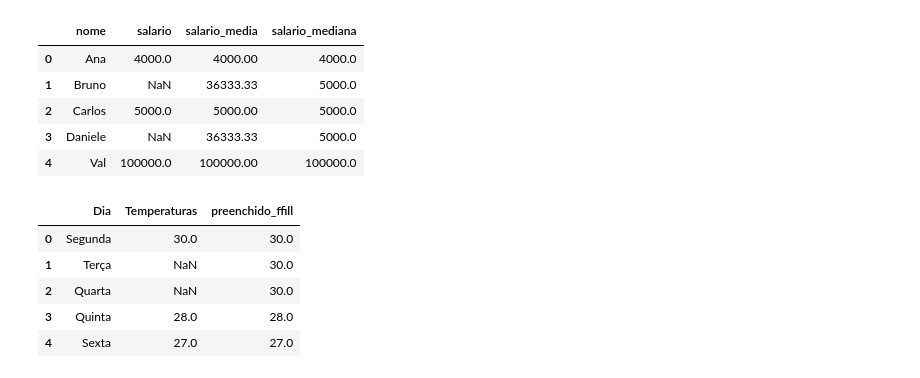
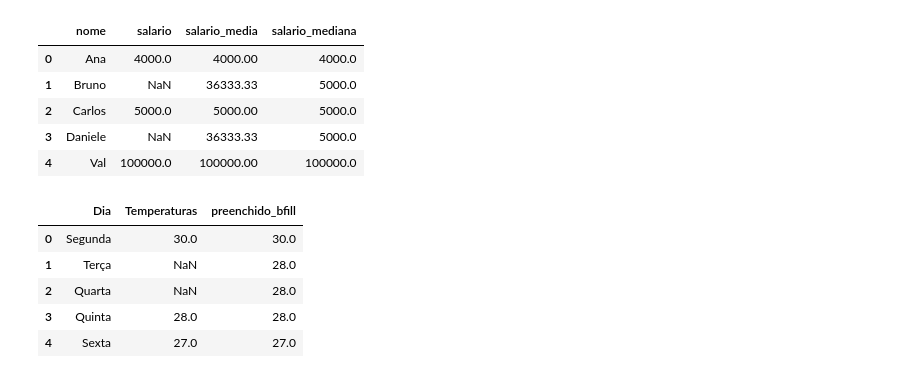
Before and after one commit to Sofia-Barros-Lopes/aula2_ExploreDadoscomPandas, a Jupyter notebook: Aula2ImersãoAlura.ipynb, the cells around one changed output. Cells and saved outputs as stored; diff of their text form; code cells hidden in the pictures.

```diff
--- a/Aula2ImersãoAlura.ipynb
+++ b/Aula2ImersãoAlura.ipynb
@@ -134,16 +134,17 @@ df_salarios
 # %%
 df_temperaturas = pd.DataFrame({
     'Dia':["Segunda", "Terça", "Quarta", "Quinta", "Sexta"],
     'Temperaturas':[30, np.nan, np.nan, 28, 27]
 })
 
 #Completa com o valor anterior as colunas vazias, sem dado
-df_temperaturas['preenchido_ffill'] = df_temperaturas['Temperaturas'].ffill()
+#bfill() - vai pegar o que estava embaixo
+df_temperaturas['preenchido_bfill'] = df_temperaturas['Temperaturas'].bfill()
 df_temperaturas
 # %% [output]
-|  | Dia | Temperaturas | preenchido_ffill |
+|  | Dia | Temperaturas | preenchido_bfill |
 | 0 | Segunda | 30.0 | 30.0 |
-| 1 | Terça | NaN | 30.0 |
-| 2 | Quarta | NaN | 30.0 |
+| 1 | Terça | NaN | 28.0 |
+| 2 | Quarta | NaN | 28.0 |
 | 3 | Quinta | 28.0 | 28.0 |
 | 4 | Sexta | 27.0 | 27.0 |
```
Also changed, not shown: parts of 4 cells of this notebook.
